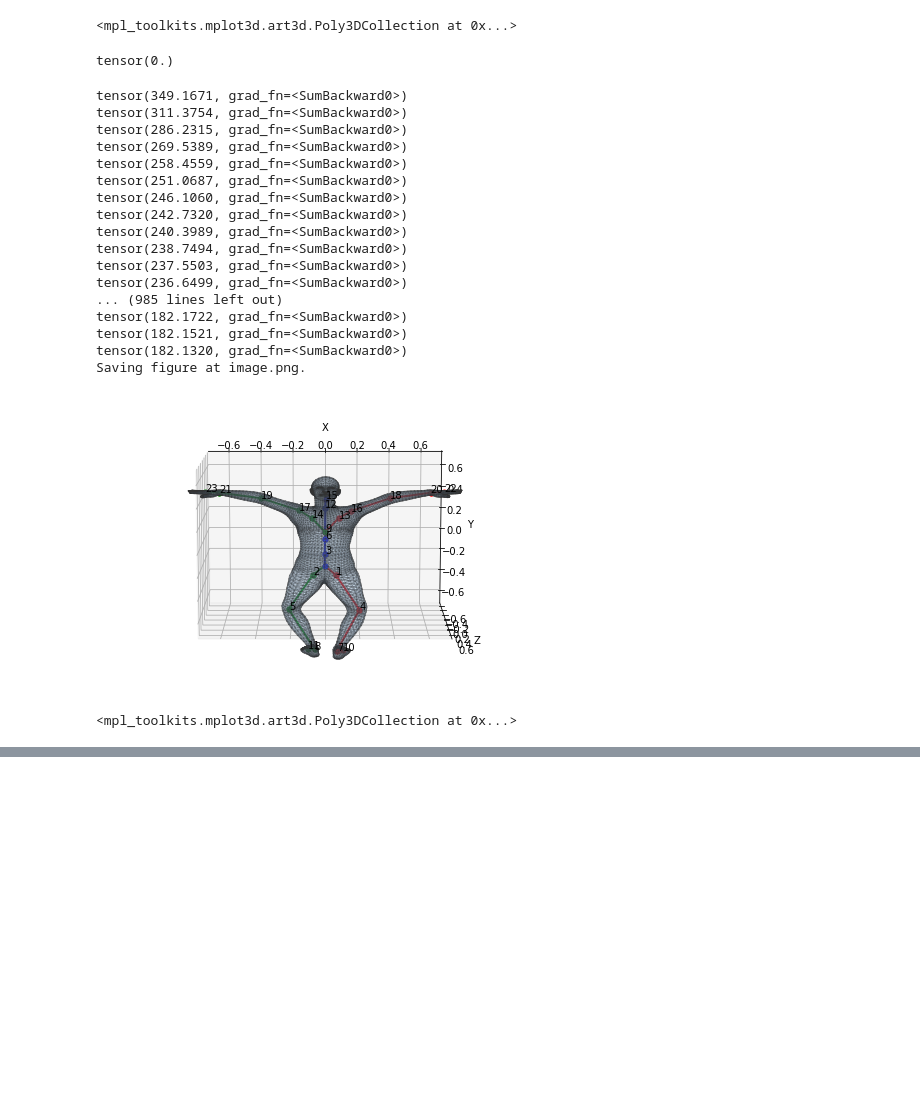
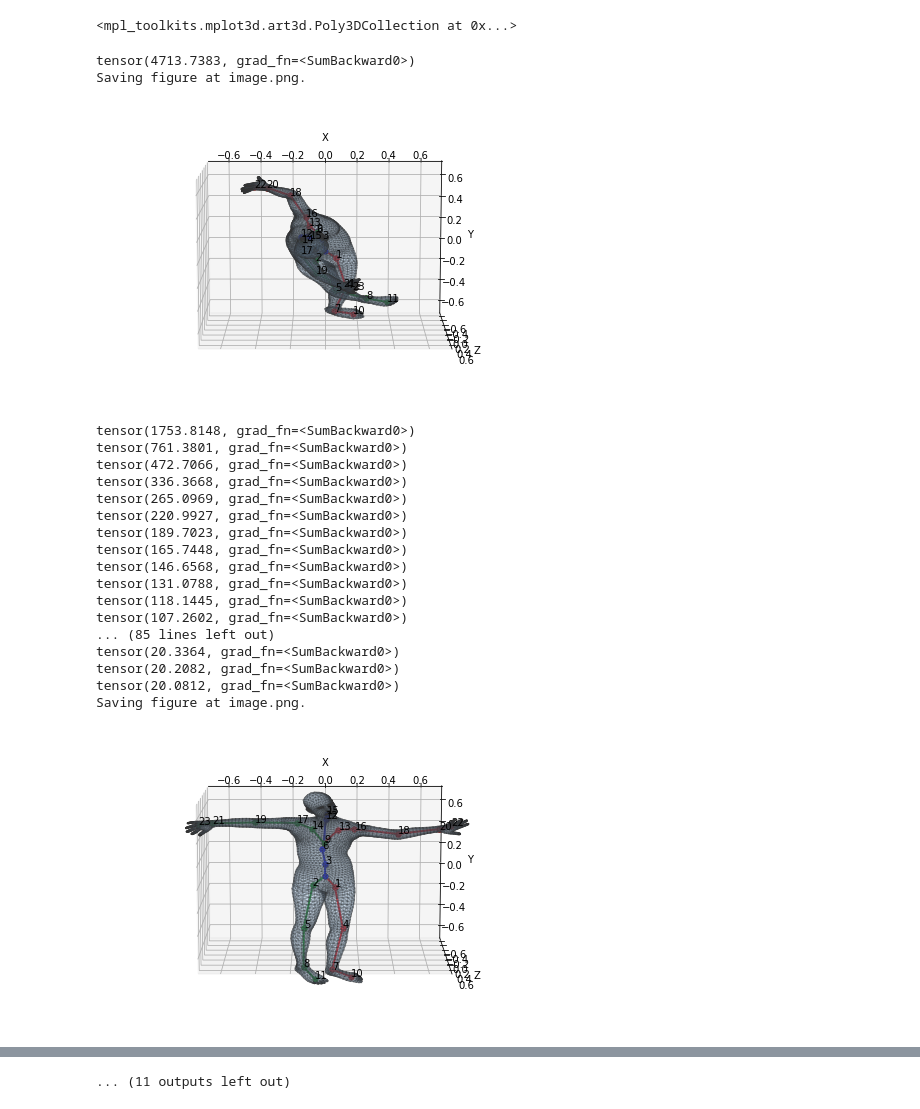
Before and after one commit to B4Farouk/smpl-dr-clip, a Jupyter notebook: SMPL_Exploration.ipynb, the cells around one changed output, grey strips where cells are left out. Drawn from its saved outputs; the diff is of its cells as text; code cells hidden in the pictures; blank space fills up the shorter version.

```diff
--- a/SMPL_Exploration.ipynb
+++ b/SMPL_Exploration.ipynb
@@ -141,58 +138,65 @@ Saving figure at image.png.
 def mse_loss(x,y):
   return torch.sum(torch.sum(torch.square(x-y)))
 
-def loss_function(true_verts,verts):
+def loss_function(true_verts,vertst):
   return mse_loss(true_verts,verts)
-# %%
-loss_function(true_verts,true_verts)
-# %% [output]
-tensor(0.)
 # %%
+#SGD optimizer
 
 
-# Create the SMPL layer
-smpl_layer = SMPL_Layer(
-model_root='/content/smpl-dr-clip')
+# Generate random pose and shape parameters
+pose_params = torch.rand(batch_size, 72)*0.5
 
-# Generate random pose and shape parameters
-pose_params = torch.zeros(batch_size, 72,requires_grad=True)
-shape_params = torch.zeros(batch_size, 10,requires_grad=True)
+pose_params.requires_grad_()
+shape_params = torch.rand(batch_size, 10)*0.1
+shape_params.requires_grad_()
 # Forward from the SMPL layer
 optimizer = torch.optim.SGD([pose_params, shape_params], lr=0.0001)
 for i in range(1000):
   verts, Jtr = smpl_layer(pose_params, shape_params)
 
   loss=loss_function(true_verts,verts)
   print(loss)
   optimizer.zero_grad()
   loss.backward()
   optimizer.step()
+  if(i%100==0):
+    display_model(
+        {'verts': verts.cpu().detach(),
+         'joints': Jtr.cpu().detach()},
+        model_faces=smpl_layer.th_faces,
+        with_joints=True,
+        kintree_table=smpl_layer.kintree_table,
+        savepath='image.png',
+        show=True)
 # Draw output vertices and joints
 display_model(
         {'verts': verts.cpu().detach(),
          'joints': Jtr.cpu().detach()},
         model_faces=smpl_layer.th_faces,
         with_joints=True,
         kintree_table=smpl_layer.kintree_table,
         savepath='image.png',
         show=True)
 # %% [output]
-tensor(349.1671, grad_fn=<SumBackward0>)
-tensor(311.3754, grad_fn=<SumBackward0>)
-tensor(286.2315, grad_fn=<SumBackward0>)
-tensor(269.5389, grad_fn=<SumBackward0>)
-tensor(258.4559, grad_fn=<SumBackward0>)
-tensor(251.0687, grad_fn=<SumBackward0>)
-tensor(246.1060, grad_fn=<SumBackward0>)
-tensor(242.7320, grad_fn=<SumBackward0>)
-tensor(240.3989, grad_fn=<SumBackward0>)
-tensor(238.7494, grad_fn=<SumBackward0>)
-tensor(237.5503, grad_fn=<SumBackward0>)
-tensor(236.6499, grad_fn=<SumBackward0>)
-... (985 lines left out)
-tensor(182.1722, grad_fn=<SumBackward0>)
-tensor(182.1521, grad_fn=<SumBackward0>)
-tensor(182.1320, grad_fn=<SumBackward0>)
+tensor(4713.7383, grad_fn=<SumBackward0>)
 Saving figure at image.png.
-[figure, old version]
+[figure, new version]
-<mpl_toolkits.mplot3d.art3d.Poly3DCollection at 0x...>
+tensor(1753.8148, grad_fn=<SumBackward0>)
+tensor(761.3801, grad_fn=<SumBackward0>)
+tensor(472.7066, grad_fn=<SumBackward0>)
+tensor(336.3668, grad_fn=<SumBackward0>)
+tensor(265.0969, grad_fn=<SumBackward0>)
+tensor(220.9927, grad_fn=<SumBackward0>)
+tensor(189.7023, grad_fn=<SumBackward0>)
+tensor(165.7448, grad_fn=<SumBackward0>)
+tensor(146.6568, grad_fn=<SumBackward0>)
+tensor(131.0788, grad_fn=<SumBackward0>)
+tensor(118.1445, grad_fn=<SumBackward0>)
+tensor(107.2602, grad_fn=<SumBackward0>)
+... (85 lines left out)
+tensor(20.3364, grad_fn=<SumBackward0>)
+tensor(20.2082, grad_fn=<SumBackward0>)
+tensor(20.0812, grad_fn=<SumBackward0>)
+Saving figure at image.png.
+[figure, added]
@@ -198,0 +275 @@ Saving figure at image.png.
+... (11 outputs left out)
```
Also changed, not shown: parts of 4 cells of this notebook.
